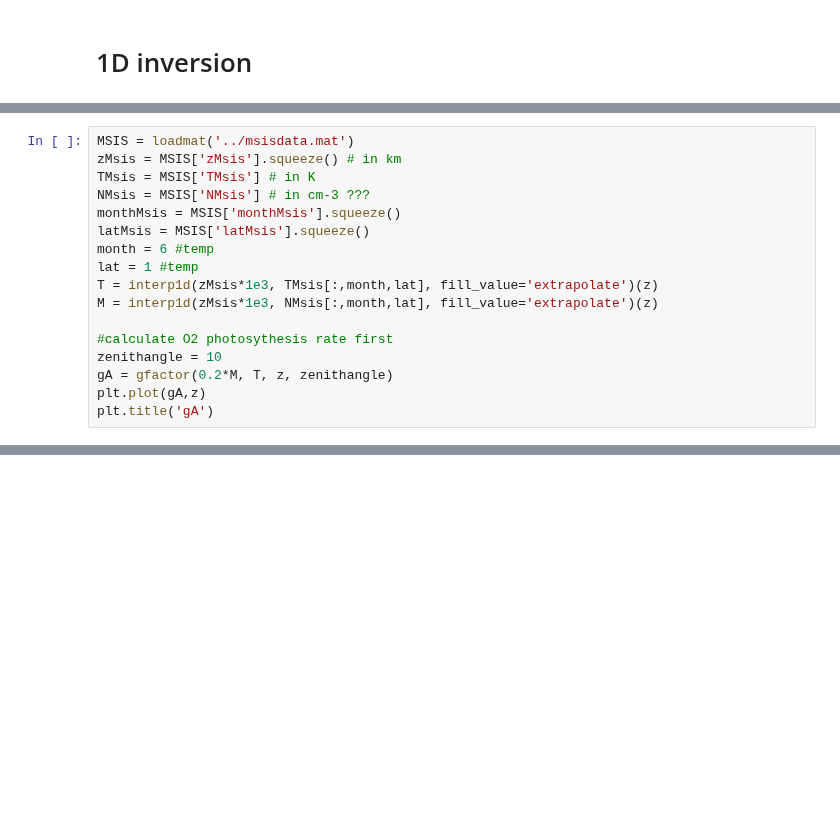
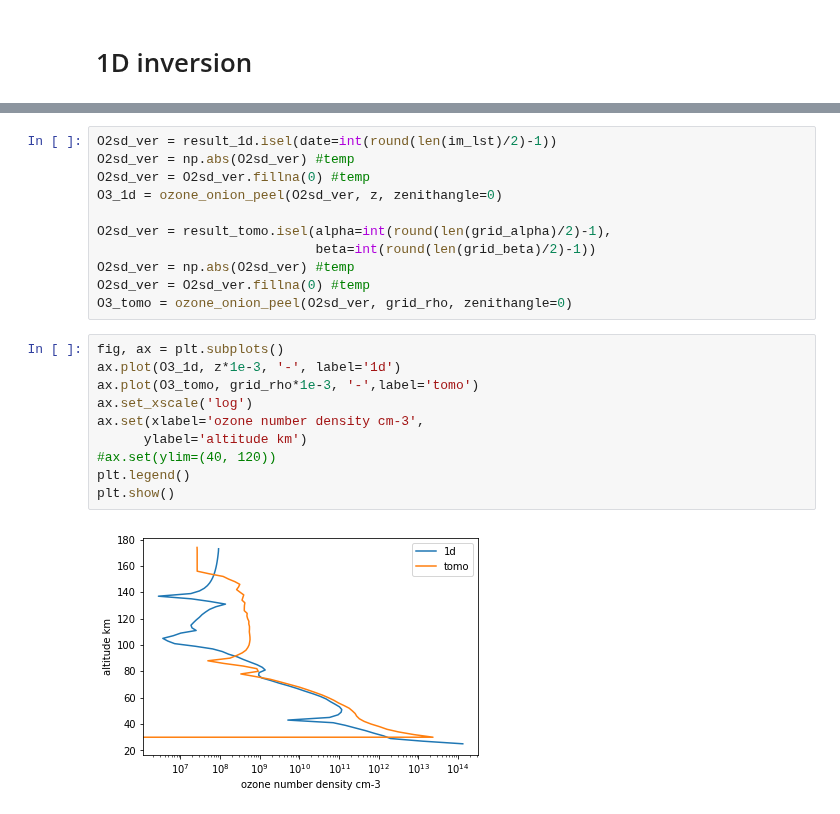
Before and after one commit to Anqi-Li/iris, a Jupyter notebook: notebooks/IRIS_Tomography-new_coordinate.ipynb, the cells around one changed output, grey strips where cells are left out. Drawn from its saved outputs; the diff is of its cells as text; blank space fills up the shorter version.

```diff
--- a/notebooks/IRIS_Tomography-new_coordinate.ipynb
+++ b/notebooks/IRIS_Tomography-new_coordinate.ipynb
@@ -436,17 +514,0 @@ sys.path.append('..')
-# %%
-MSIS = loadmat('../msisdata.mat')
-zMsis = MSIS['zMsis'].squeeze() # in km
-TMsis = MSIS['TMsis'] # in K
-NMsis = MSIS['NMsis'] # in cm-3 ???
-monthMsis = MSIS['monthMsis'].squeeze()
-latMsis = MSIS['latMsis'].squeeze()
-month = 6 #temp
-lat = 1 #temp
-T = interp1d(zMsis*1e3, TMsis[:,month,lat], fill_value='extrapolate')(z)
-M = interp1d(zMsis*1e3, NMsis[:,month,lat], fill_value='extrapolate')(z)
-
-#calculate O2 photosythesis rate first
-zenithangle = 10
-gA = gfactor(0.2*M, T, z, zenithangle)
-plt.plot(gA,z)
-plt.title('gA')
@@ -517,0 +579,23 @@ ax2. plot(o, z, label='4')
+# %%
+O2sd_ver = result_1d.isel(date=int(round(len(im_lst)/2)-1))
+O2sd_ver = np.abs(O2sd_ver) #temp
+O2sd_ver = O2sd_ver.fillna(0) #temp
+O3_1d = ozone_onion_peel(O2sd_ver, z, zenithangle=0)
+
+O2sd_ver = result_tomo.isel(alpha=int(round(len(grid_alpha)/2)-1),
+                            beta=int(round(len(grid_beta)/2)-1))
+O2sd_ver = np.abs(O2sd_ver) #temp
+O2sd_ver = O2sd_ver.fillna(0) #temp
+O3_tomo = ozone_onion_peel(O2sd_ver, grid_rho, zenithangle=0)
+# %%
+fig, ax = plt.subplots()
+ax.plot(O3_1d, z*1e-3, '-', label='1d')
+ax.plot(O3_tomo, grid_rho*1e-3, '-',label='tomo')
+ax.set_xscale('log')
+ax.set(xlabel='ozone number density cm-3',
+      ylabel='altitude km')
+#ax.set(ylim=(40, 120))
+plt.legend()
+plt.show()
+# %% [output]
+[figure, added]
```
Also changed, not shown: parts of 42 cells of this notebook, 1 other file.
